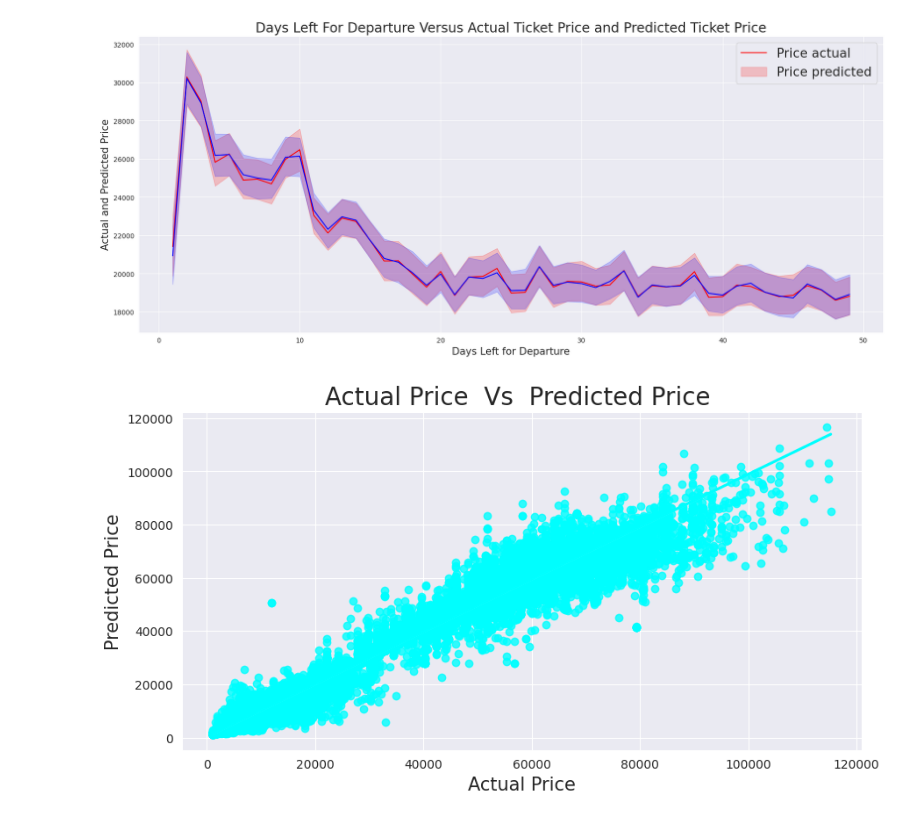
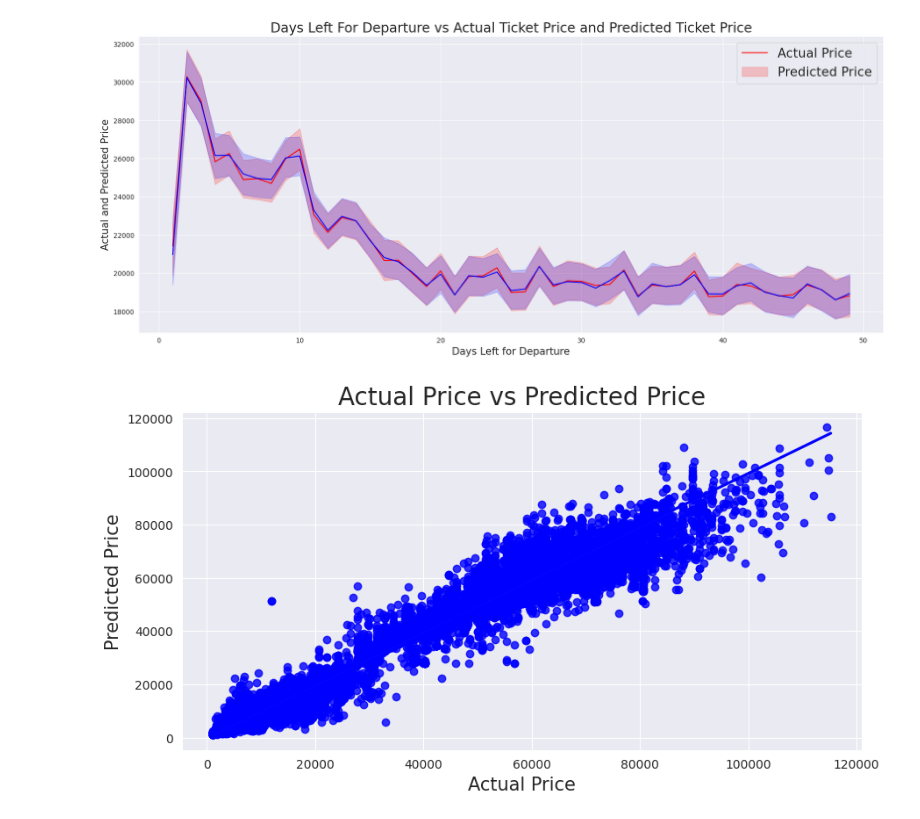
Before and after one commit to SavinduWickr/Flight_Price-Delay_Prediction, a Jupyter notebook: Price_Prediction/Models_Flight_Price.ipynb, the cells around one changed output. Cells and saved outputs as stored; diff of their text form; code cells hidden in the pictures.

Commit message:
Update code with more figures

```diff
--- a/Price_Prediction/Models_Flight_Price.ipynb
+++ b/Price_Prediction/Models_Flight_Price.ipynb
@@ -28 +45,6 @@ x_train.shape, x_test.shape, y_train.shape, y_test.shape
+# %%
+# Function to calculate Mean Absolute Percentage Error (MAPE)
+def calculate_mape(actual_values, predicted_values):
+    actual_values, predicted_values = np.array(actual_values), np.array(predicted_values)
+    return np.mean(np.abs((actual_values - predicted_values) / actual_values)) * 100
 # %%
@@ -151,10 +151,15 @@ Adj R Square:  0.904678
 # %%
-#Trainig the model with
-modelETR.fit(x_train, y_train)
+# Train the Extra Trees model with the training dataset
+extra_trees.fit(X_train, Y_train)
 
-# Predict the model with test data
+# Predicting on the test dataset
+predicted_values = extra_trees.predict(X_test)
 
-y_pred = modelETR.predict(x_test)
-out = pd.DataFrame({'Price_actual': y_test, 'Price_pred': y_pred})
-result = df.merge(out, left_index=True, right_index=True)
-result.sample(10)
+# Creating a DataFrame to store actual and predicted values side by side
+output_df = pd.DataFrame({'Actual_Price': Y_test, 'Predicted_Price': predicted_values})
+
+# Merging the actual DataFrame with the newly created output DataFrame
+result_merged = df.merge(output_df, left_index=True, right_index=True)
+
+# Display a sample of 10 rows from the result DataFrame
+result_merged[['Actual_Price', 'Predicted_Price']].sample(10).drop(columns=['Unnamed: 0'])
@@ -161,20 +178,32 @@ result.sample(10)
 # %%
+# Plot the comparison between actual and predicted prices over 'days_left'
 plt.figure(figsize=(20, 8))
-sns.lineplot(data=result, x='days_left', y='Price_actual', color='red')
-sns.lineplot(data=result, x='days_left', y='Price_pred', color='blue')
-plt.title('Days Left For Departure Versus Actual Ticket Price and Predicted Ticket Price', fontsize=20)
-plt.legend(labels=['Price actual', 'Price predicted'], fontsize=19)
+
+# Plotting the actual prices in red
+sns.lineplot(data=result_merged, x='days_left', y='Actual_Price', color='red')
+
+# Plotting the predicted prices in blue
+sns.lineplot(data=result_merged, x='days_left', y='Predicted_Price', color='blue')
+
+# Adding titles and labels to the plot
+plt.title('Days Left For Departure vs Actual Ticket Price and Predicted Ticket Price', fontsize=20)
+plt.legend(labels=['Actual Price', 'Predicted Price'], fontsize=19)
 plt.xlabel('Days Left for Departure', fontsize=15)
 plt.ylabel('Actual and Predicted Price', fontsize=15)
 plt.show()
 # %% [output]
-[figure, old version]
+[figure, new version]
 # %%
+# Scatter plot for actual vs predicted price
 plt.figure(figsize=(10, 5))
-sns.regplot(x='Price_actual', y='Price_pred', data=result, color='cyan')
-plt.title('Actual Price  Vs  Predicted Price ', fontsize=20)
+
+# Creating a regression plot to visualize correlation between actual and predicted prices
+sns.regplot(x='Actual_Price', y='Predicted_Price', data=result_merged, color='blue')
+
+# Adding titles and labels to the plot
+plt.title('Actual Price vs Predicted Price', fontsize=20)
 plt.xlabel('Actual Price', fontsize=15)
 plt.ylabel('Predicted Price', fontsize=15)
 plt.show()
 # %% [output]
-[figure, old version]
+[figure, new version]
```
Also changed, not shown: parts of 5 cells of this notebook, 2 other files.
